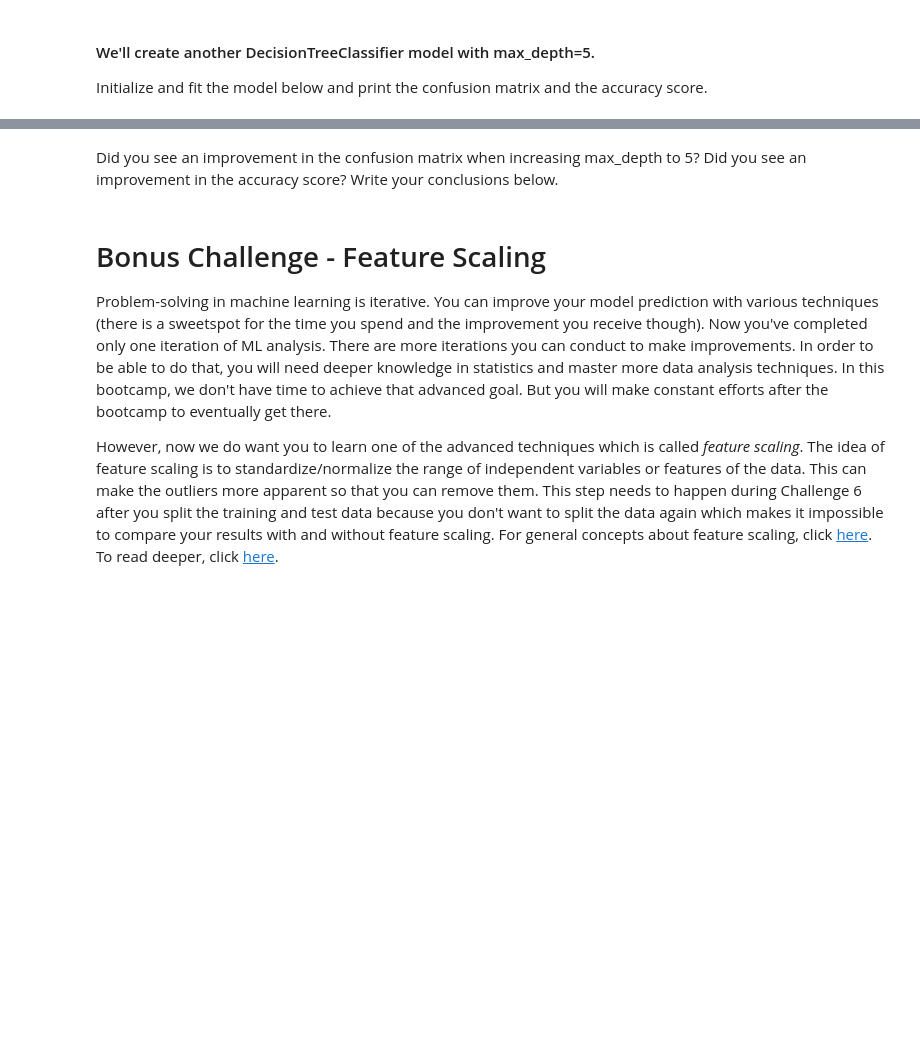
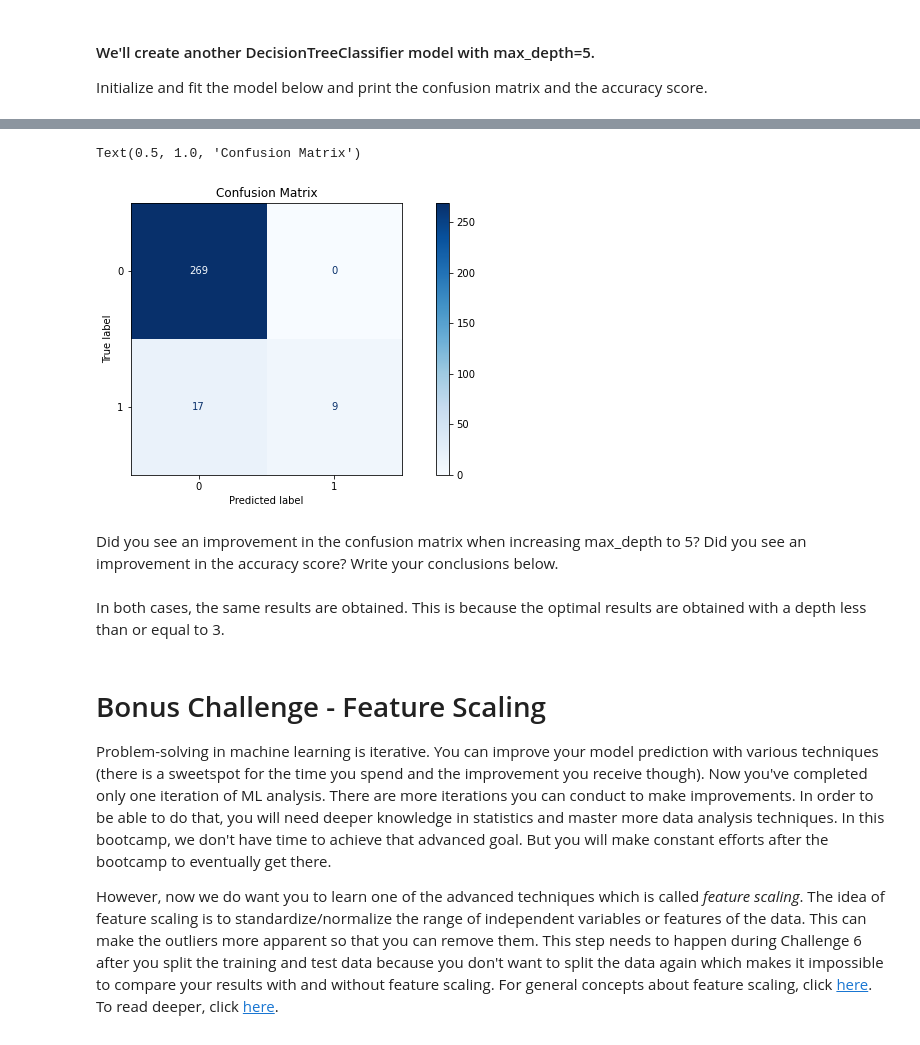
Before and after one commit to Ironhack-Data-Madrid-Marzo-2021/lab-supervised-learning, a Jupyter notebook: your-code/main.ipynb, the cells around one changed output, grey strips where cells are left out. Drawn from its saved outputs; the diff is of its cells as text; code cells hidden in the pictures; blank space fills up the shorter version.

```diff
--- a/your-code/main.ipynb
+++ b/your-code/main.ipynb
@@ -430,2 +530,9 @@ Initialize and fit the model below and print the confusion matrix and the accura
+# %%
+fig, ax = plt.subplots(figsize=(12, 5))
+ConfusionMatrixDisplay(confusion_matrix = confusion_matrix(y_test, y_pred_good)).plot(cmap="Blues", ax=ax)
+ax.set_title("Confusion Matrix")
+# %% [output]
+Text(0.5, 1.0, 'Confusion Matrix')
+[figure, added]
 # %% [markdown]
 Did you see an improvement in the confusion matrix when increasing max_depth to 5? Did you see an improvement in the accuracy score? Write your conclusions below.
@@ -434,3 +539,5 @@ Did you see an improvement in the confusion matrix when increasing max_depth to
+# %% [markdown]
+In both cases, the same results are obtained. This is because the optimal results are obtained with a depth less than or equal to 3.
 # %% [markdown]
 # Bonus Challenge - Feature Scaling
 
```
Also changed, not shown: parts of 33 cells of this notebook.
